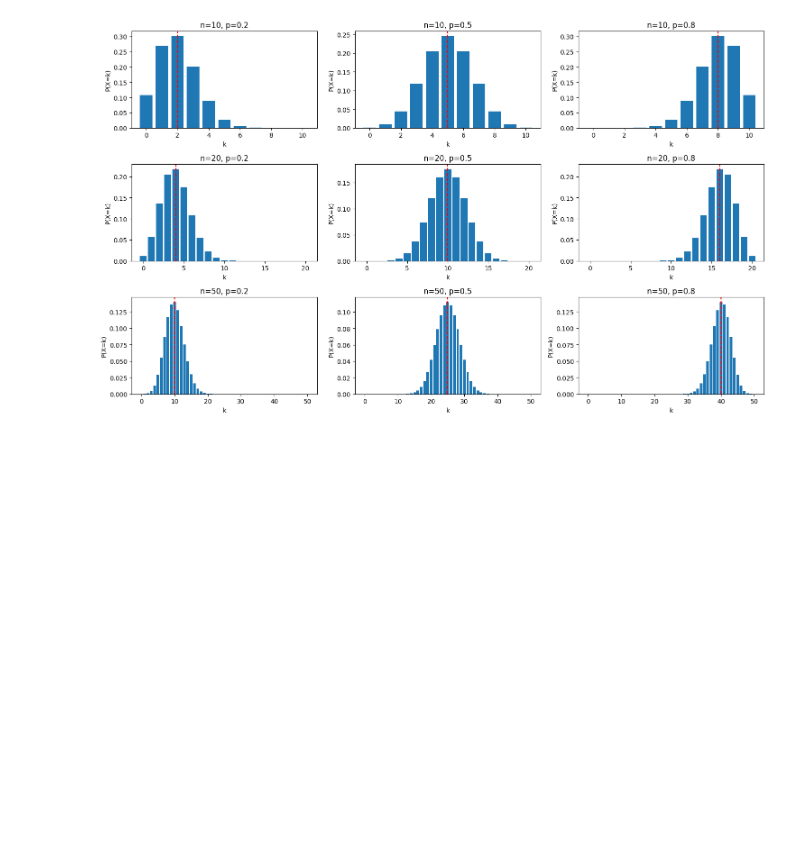
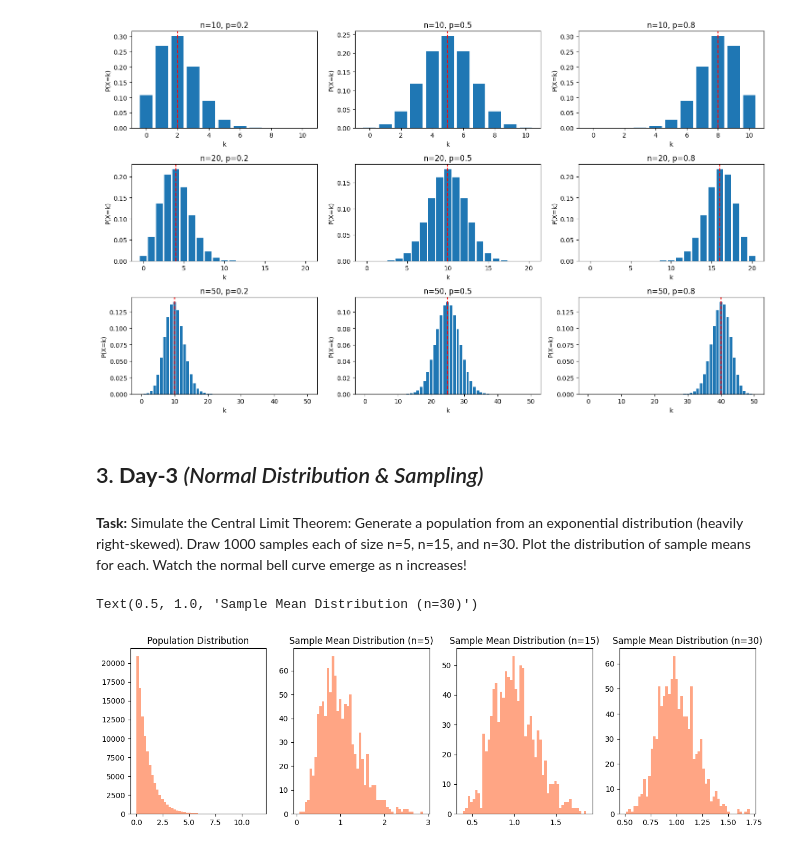
Before and after one commit to SAISANJAYR/Sai-s_IQube_Practice_Tasks, a Jupyter notebook: Sai's_IQube_Practice_Notebook.ipynb, the cells around one changed output. Cells and saved outputs as stored; diff of their text form; code cells hidden in the pictures; blank space fills up the shorter version.

Commit message:
Added Day-3 tasks to my repo

```diff
--- a/Sai's_IQube_Practice_Notebook.ipynb
+++ b/Sai's_IQube_Practice_Notebook.ipynb
@@ -121,3 +121,33 @@ plt.tight_layout()
 plt.show()
 # %% [output]
 [figure]
+# %% [markdown]
+## 3. **Day-3** *(Normal Distribution & Sampling)*
+# %% [markdown]
+**Task:** Simulate the Central Limit Theorem: Generate a population from an exponential distribution
+(heavily right-skewed). Draw 1000 samples each of size n=5, n=15, and n=30. Plot the
+distribution of sample means for each. Watch the normal bell curve emerge as n increases!
+# %%
+import matplotlib.pyplot as plt
+import numpy as np
+
+np.random.seed(42)
+population = np.random.exponential(size=100000)
+fig, axes = plt.subplots(1, 4, figsize=(15, 4))
+axes[0].hist(population, bins=50, color='coral', alpha=0.7)
+axes[0].set_title('Population Distribution')
+
+sample_mean_n5 = [np.mean(np.random.choice(population, 5)) for _ in range(1000)]
+axes[1].hist(sample_mean_n5, bins=50, color='coral', alpha=0.7)
+axes[1].set_title('Sample Mean Distribution (n=5)')
+
+sample_mean_n15 = [np.mean(np.random.choice(population, 15)) for _ in range(1000)]
+axes[2].hist(sample_mean_n15, bins=50, color='coral', alpha=0.7)
+axes[2].set_title('Sample Mean Distribution (n=15)')
+
+sample_mean_n30 = [np.mean(np.random.choice(population, 30)) for _ in range(1000)]
+axes[3].hist(sample_mean_n30, bins=50, color='coral', alpha=0.7)
+axes[3].set_title('Sample Mean Distribution (n=30)')
+# %% [output]
+Text(0.5, 1.0, 'Sample Mean Distribution (n=30)')
+[figure, added]
```
